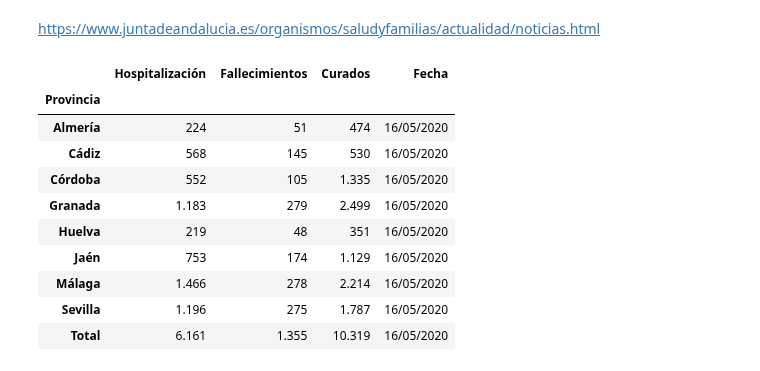
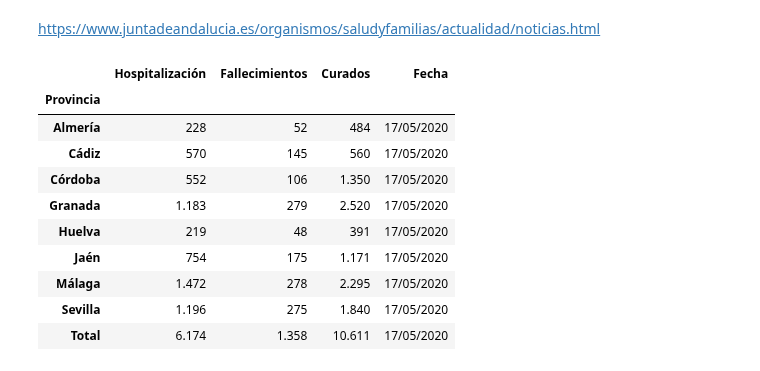
Before and after one commit to kfern/jupyter, a Jupyter notebook: covid19-es-and/day2csv.ipynb, the cells around one changed output. Saved outputs shown, nothing was run; the diff lists cells and outputs as text; code cells hidden in the pictures.

```diff
--- a/covid19-es-and/day2csv.ipynb
+++ b/covid19-es-and/day2csv.ipynb
@@ -7,8 +7,8 @@ import seaborn as sns
 https://www.juntadeandalucia.es/organismos/saludyfamilias/actualidad/noticias.html
 # %%
 filename = 'covid19-es-and.csv'
-fecha = '16/05/2020'
-id_noticia = '236172'
+fecha = '17/05/2020'
+id_noticia = '236181'
 url = 'https://www.juntadeandalucia.es/organismos/saludyfamilias/actualidad/noticias/detalle/' + id_noticia + '.html'
 # %%
 # Load
@@ -18,29 +18,29 @@ dfL = tables[0]
 # %%
 # Prepare
 dfL.set_index(['Provincia'], inplace=True)
-del dfL['Positivo PCR']
+del dfL['PCR Positivo']
 del dfL['UCI']
 #dfL.rename(columns={'Hospitalización': 'Ingresados', 'Curados': 'Altas', 'Fallecimientos': 'Bajas'}, inplace=True)
 dfL['Fecha'] = fecha
 
 # A partir del 14/05/2020 se cambia el formato del dato añadiendo en la misma columna el número de nuevos casos
 dfL['Hospitalización'] = dfL['Hospitalización'].str.split(' ').str[0]
 dfL['Curados'] = dfL['Curados'].str.split(' ').str[0]
 dfL['Fallecimientos'] = dfL['Fallecimientos'].str.split(' ').str[0]
 
 dfL
 # %% [output]
 |  | Hospitalización | Fallecimientos | Curados | Fecha |
 | Provincia |  |  |  |  |
-| Almería | 224 | 51 | 474 | 16/05/2020 |
-| Cádiz | 568 | 145 | 530 | 16/05/2020 |
-| Córdoba | 552 | 105 | 1.335 | 16/05/2020 |
-| Granada | 1.183 | 279 | 2.499 | 16/05/2020 |
-| Huelva | 219 | 48 | 351 | 16/05/2020 |
-| Jaén | 753 | 174 | 1.129 | 16/05/2020 |
-| Málaga | 1.466 | 278 | 2.214 | 16/05/2020 |
-| Sevilla | 1.196 | 275 | 1.787 | 16/05/2020 |
-| Total | 6.161 | 1.355 | 10.319 | 16/05/2020 |
+| Almería | 228 | 52 | 484 | 17/05/2020 |
+| Cádiz | 570 | 145 | 560 | 17/05/2020 |
+| Córdoba | 552 | 106 | 1.350 | 17/05/2020 |
+| Granada | 1.183 | 279 | 2.520 | 17/05/2020 |
+| Huelva | 219 | 48 | 391 | 17/05/2020 |
+| Jaén | 754 | 175 | 1.171 | 17/05/2020 |
+| Málaga | 1.472 | 278 | 2.295 | 17/05/2020 |
+| Sevilla | 1.196 | 275 | 1.840 | 17/05/2020 |
+| Total | 6.174 | 1.358 | 10.611 | 17/05/2020 |
 # %%
 # Save to csv
 campos_ordenados = ['Hospitalización','Curados','Fallecimientos','Fecha']
```
Also changed, not shown: parts of 4 cells of this notebook, 1 other file.
